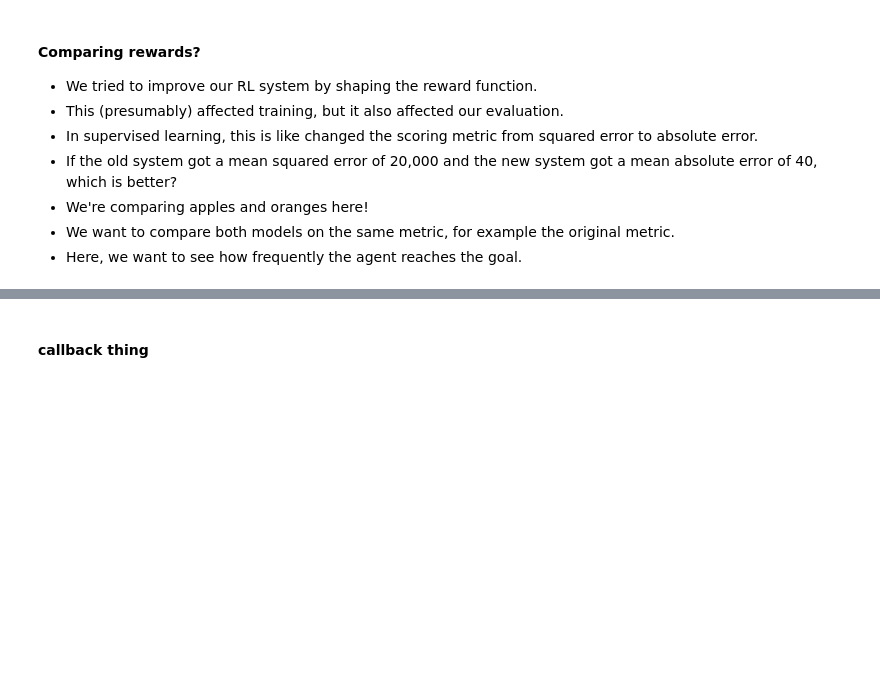
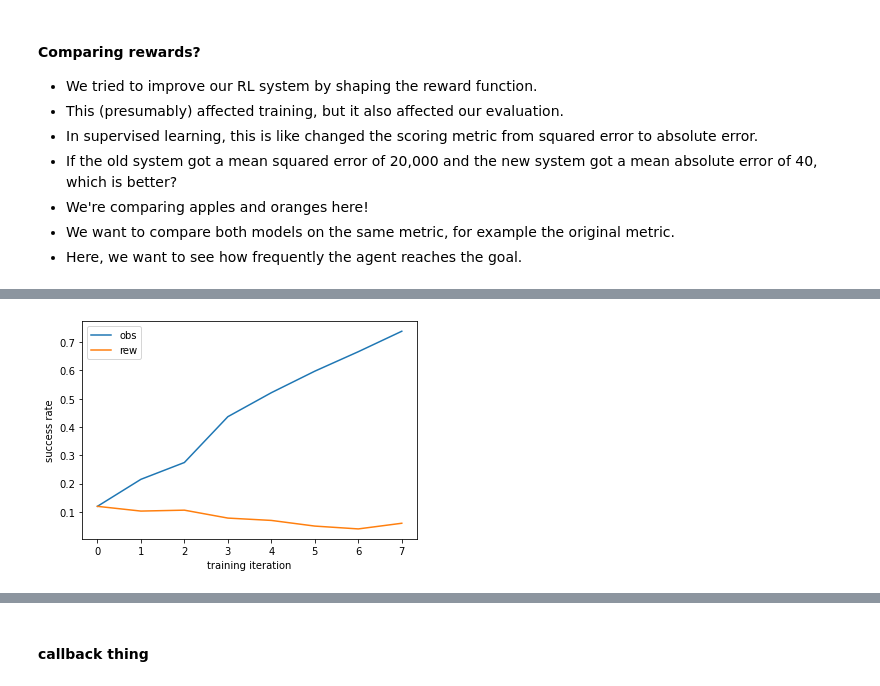
Before and after one commit to anyscale/rl-course, a Jupyter notebook: notebooks/03-designing-environments/03_04_encoding-rewards.ipynb, the cells around one changed output, grey strips where cells are left out. Drawn from its saved outputs; the diff is of its cells as text; code cells hidden in the pictures; blank space fills up the shorter version.

```diff
--- a/notebooks/03-designing-environments/03_04_encoding-rewards.ipynb
+++ b/notebooks/03-designing-environments/03_04_encoding-rewards.ipynb
@@ -214,10 +183,8 @@ trainer_RandomLakeObs.config["evaluation_config"]["callbacks"];
 # %%
-trainer = PPOTrainer({"framework" : "torch", "create_env_on_driver" : True, "seed" : 0,
-                                       "callbacks" : MyCallbacks,
-                            "evaluation_config" : {"callbacks" : MyCallbacks}
-                            },
-                                       env=RandomLakeObs)
+trainer_RandomLakeObsRew = PPOTrainer({"framework" : "torch", "create_env_on_driver" : True, "seed" : 0,
+                                      "callbacks" : MyCallbacks},
+                                      env=RandomLakeObsRew)
 # %%
-outs = []
-for i in range(3):
-    outs.append(trainer.train())
+# outs = []
+# for i in range(3):
+#     outs.append(trainer.train())
@@ -245,0 +199,12 @@ trainer.evaluate()["evaluation"]["episode_reward_mean"]
+# %%
+trainer_RandomLakeObs = PPOTrainer({"framework" : "torch", "create_env_on_driver" : True, "seed" : 0,
+                                   "callbacks" : MyCallbacks},
+                                    env=RandomLakeObs)
+# %%
+RandomLakeObs_results = []
+RandomLakeObsRew_results = []
+
+for i in range(8):
+    RandomLakeObs_results.append(trainer_RandomLakeObs.train())
+for i in range(8):
+    RandomLakeObsRew_results.append(trainer_RandomLakeObsRew.train())
@@ -245,0 +220,8 @@ trainer.evaluate()["evaluation"]["episode_reward_mean"]
+# %%
+plt.plot([x["custom_metrics"]["goal_reached_mean"] for x in RandomLakeObs_results], label="obs")
+plt.plot([x["custom_metrics"]["goal_reached_mean"] for x in RandomLakeObsRew_results], label="rew")
+plt.xlabel("training iteration")
+plt.ylabel("success rate")
+plt.legend();
+# %% [output]
+[figure, added]
```
Also changed, not shown: parts of 28 cells of this notebook, 2 other files.
